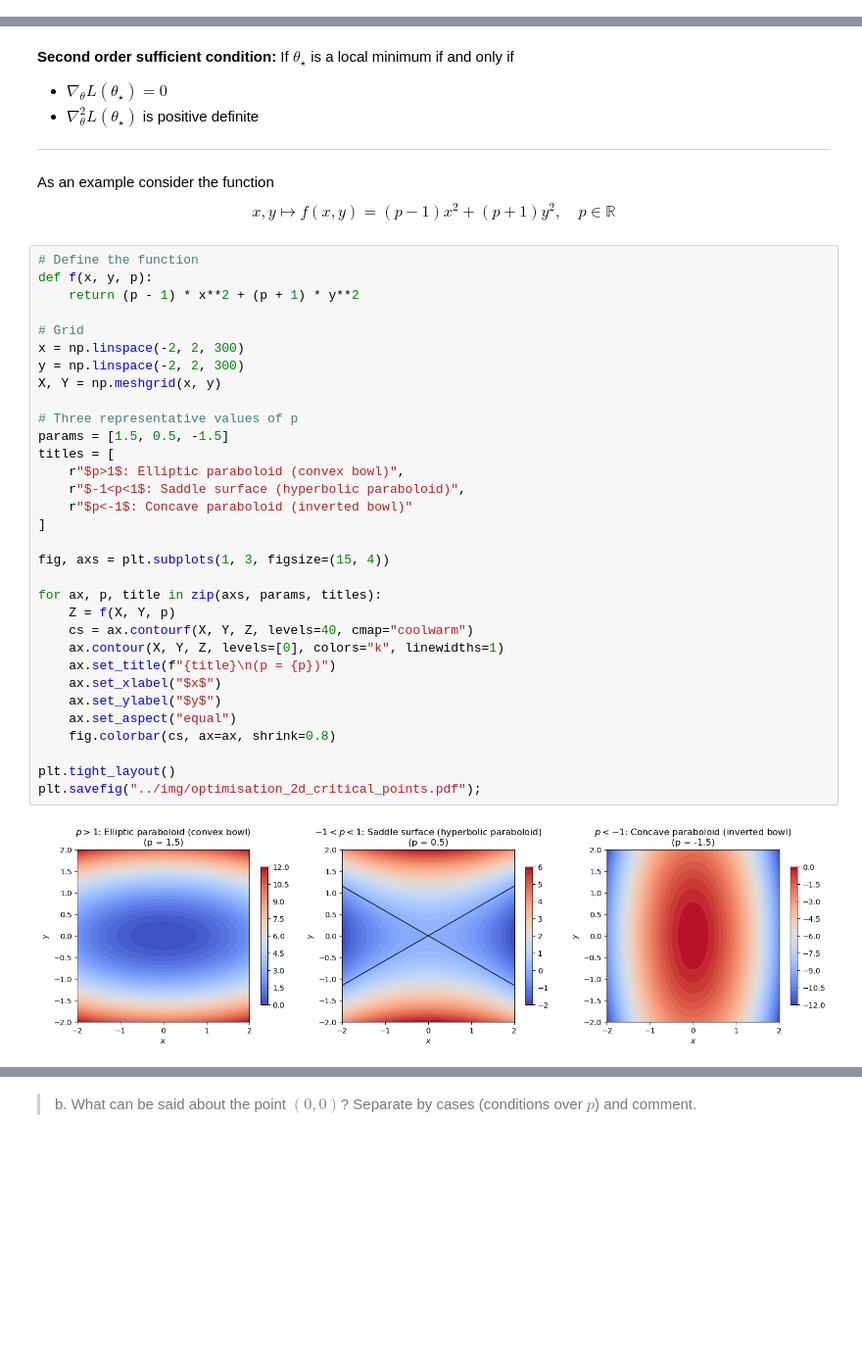
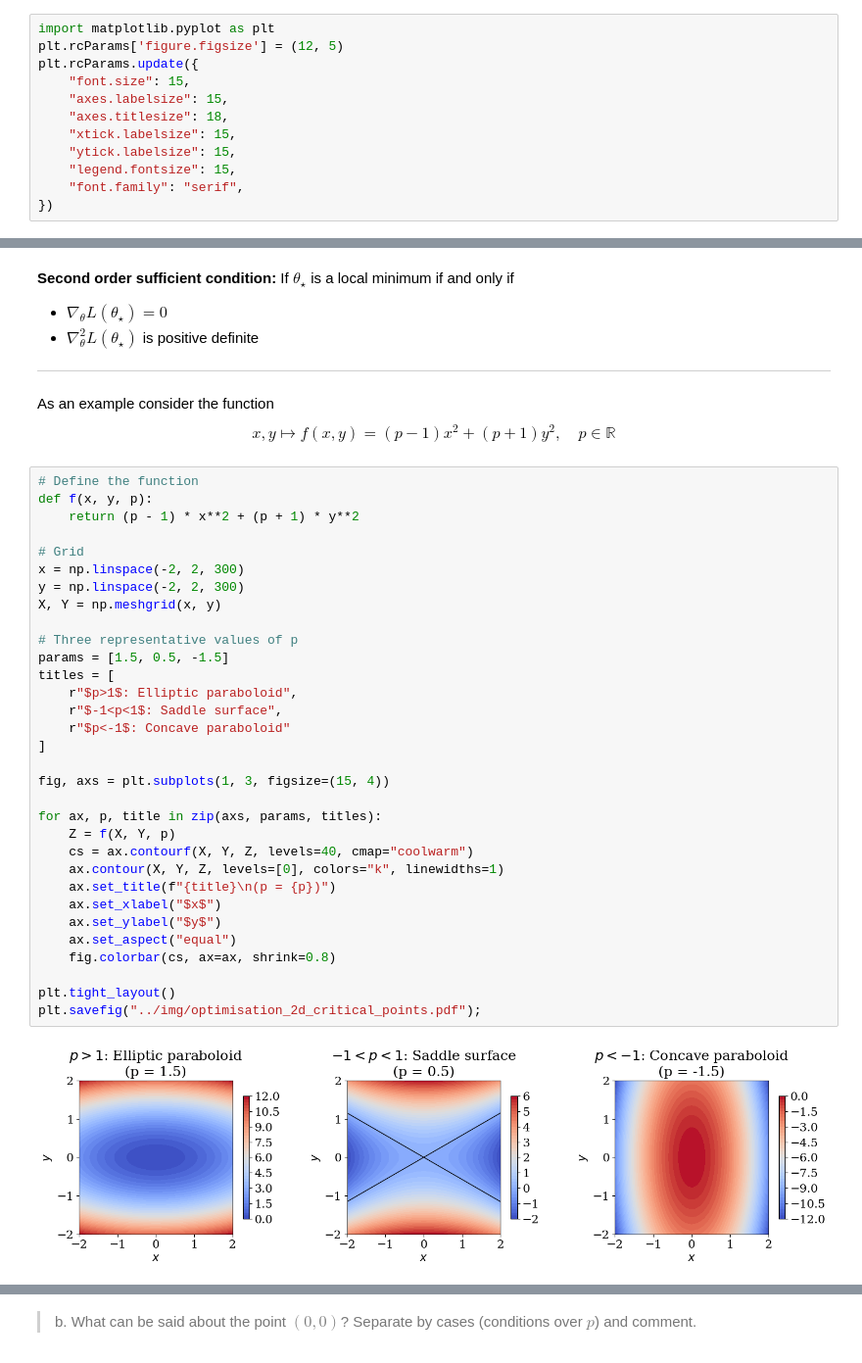
Before and after one commit to felipe-tobar/Maths-for-ML, a Jupyter notebook: tutorials/optimisation.ipynb, the cells around one changed output, grey strips where cells are left out. Shown at 98% size. Saved outputs shown, nothing was run; the diff lists cells and outputs as text; blank space fills up the shorter version.

```diff
--- a/tutorials/optimisation.ipynb
+++ b/tutorials/optimisation.ipynb
@@ -46,4 +46,16 @@ X_tilda = np.vstack((X, np.ones(len(X))))
 XX_inv = np.linalg.inv(X_tilda.dot(X_tilda.T))
 # optimal weights
 w_opt = Y.dot(X_tilda.T).dot(XX_inv)
+# %%
+import matplotlib.pyplot as plt
+plt.rcParams['figure.figsize'] = (12, 5)
+plt.rcParams.update({
+    "font.size": 15,
+    "axes.labelsize": 15,
+    "axes.titlesize": 18,
+    "xtick.labelsize": 15,
+    "ytick.labelsize": 15,
+    "legend.fontsize": 15,
+    "font.family": "serif",
+})
 # %%
@@ -341,37 +350,37 @@ As an example consider the function
 # %%
 # Define the function
 def f(x, y, p):
     return (p - 1) * x**2 + (p + 1) * y**2
 
 # Grid
 x = np.linspace(-2, 2, 300)
 y = np.linspace(-2, 2, 300)
 X, Y = np.meshgrid(x, y)
 
 # Three representative values of p
 params = [1.5, 0.5, -1.5]
 titles = [
-    r"$p>1$: Elliptic paraboloid (convex bowl)",
-    r"$-1<p<1$: Saddle surface (hyperbolic paraboloid)",
-    r"$p<-1$: Concave paraboloid (inverted bowl)"
+    r"$p>1$: Elliptic paraboloid",
+    r"$-1<p<1$: Saddle surface",
+    r"$p<-1$: Concave paraboloid"
 ]
 
 fig, axs = plt.subplots(1, 3, figsize=(15, 4))
 
 for ax, p, title in zip(axs, params, titles):
     Z = f(X, Y, p)
     cs = ax.contourf(X, Y, Z, levels=40, cmap="coolwarm")
     ax.contour(X, Y, Z, levels=[0], colors="k", linewidths=1)
     ax.set_title(f"{title}\n(p = {p})")
     ax.set_xlabel("$x$")
     ax.set_ylabel("$y$")
     ax.set_aspect("equal")
     fig.colorbar(cs, ax=ax, shrink=0.8)
 
 plt.tight_layout()
 plt.savefig("../img/optimisation_2d_critical_points.pdf");
 # %% [output]
-[figure, old version]
+[figure, new version]
 # %% [markdown]
 > Exercises
 >
```
Also changed, not shown: parts of 15 cells of this notebook, 15 other files.
